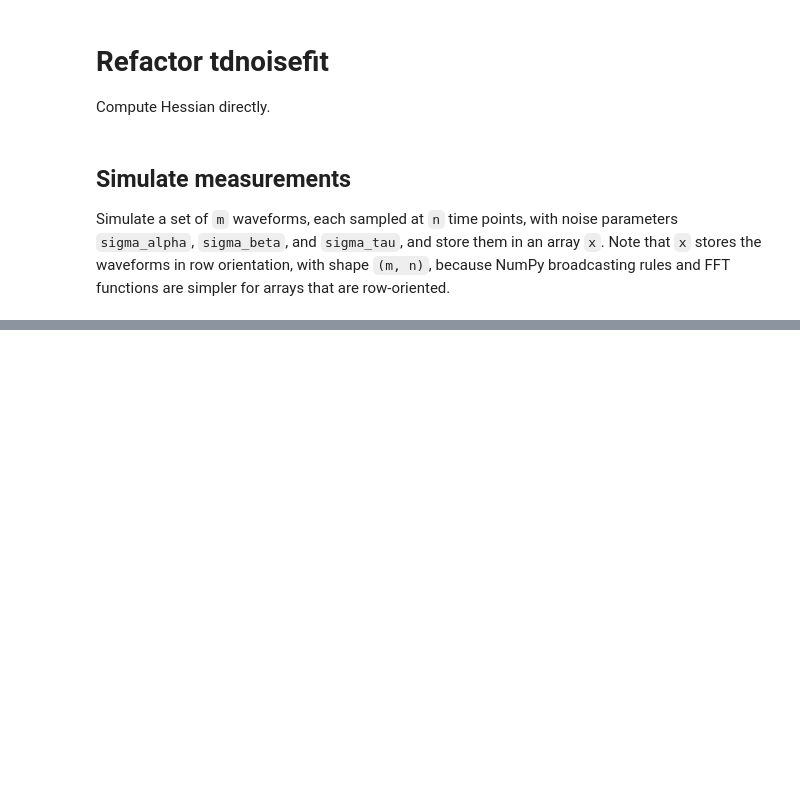
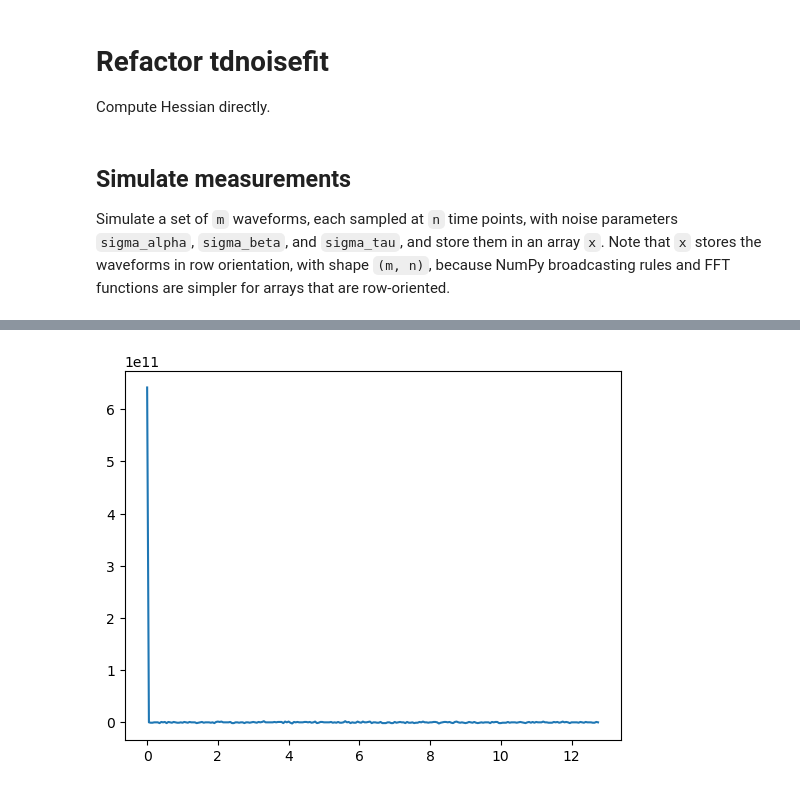
Before and after one commit to dodge-research-group/thztools, a Jupyter notebook: examples/tdnoisefit-refactor.ipynb, the cells around one changed output, grey strips where cells are left out. Drawn from its saved outputs; the diff is of its cells as text; code cells hidden in the pictures; blank space fills up the shorter version.

```diff
--- a/examples/tdnoisefit-refactor.ipynb
+++ b/examples/tdnoisefit-refactor.ipynb
@@ -37,0 +67,5 @@ eta = np.zeros(m)
+# %%
+plt.plot(t, hess[:, 0])
+plt.show()
+# %% [output]
+[figure, added]
```
Also changed, not shown: parts of 5 cells of this notebook.
